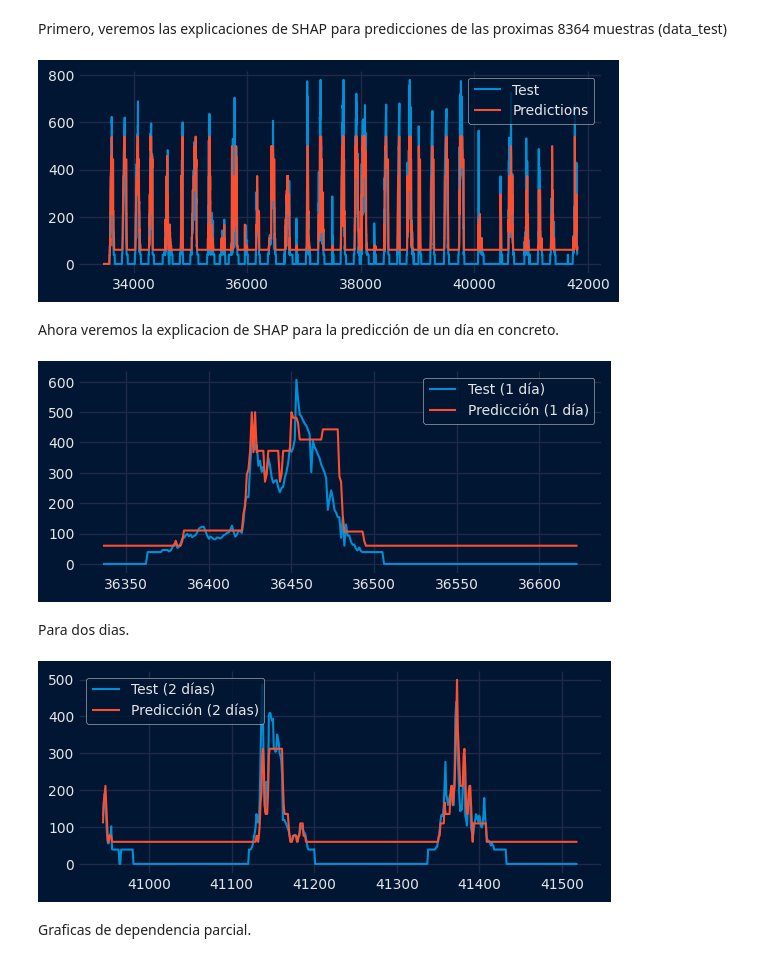
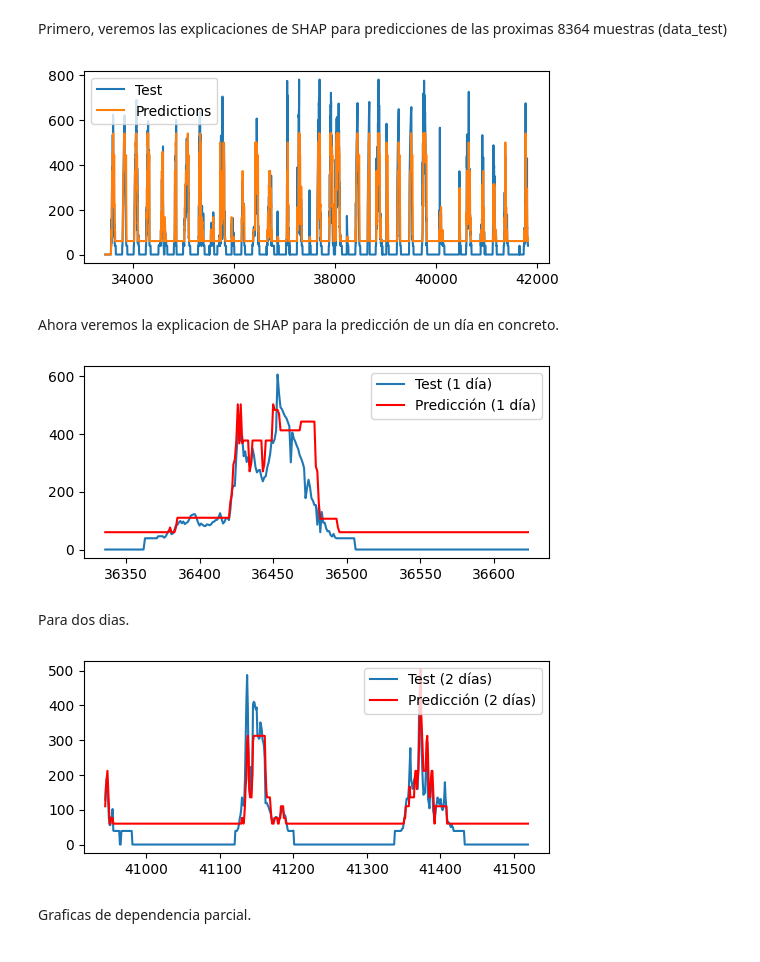
Before and after one commit to GuilleBlancoUC/TFG---IA-DE-PREDICCION-FOTOVOLTAICA, a Jupyter notebook: 3 - Código/SimpleTreeCTC.ipynb, the cells around one changed output. Saved outputs shown, nothing was run; the diff lists cells and outputs as text; code cells hidden in the pictures.

```diff
--- a/3 - Código/SimpleTreeCTC.ipynb
+++ b/3 - Código/SimpleTreeCTC.ipynb
@@ -265,15 +265,14 @@ Primero, veremos las explicaciones de SHAP para predicciones de las proximas 836
 # %%
 pred = forecaster.predict(steps=len(test_scaled), exog=test_scaled[exogenas])
 
-set_dark_theme()
 fig, ax = plt.subplots(figsize=(6, 2.5))
 test_scaled['Power_gen'].plot(ax=ax, label='Test')
 pred.plot(ax=ax, label='Predictions', linestyle='-')
 ax.set_xlabel(None)
 ax.legend()
 plt.show()
 # %% [output]
-[figure, old version]
+[figure, new version]
 # %% [markdown]
 Ahora veremos la explicacion de SHAP para la predicción de un día en concreto.
 # %%
@@ -286,12 +285,12 @@ pred_dia   = pred.iloc[idx_ini:idx_ini + pasos_dia]
 
 fig, ax = plt.subplots(figsize=(6, 2.5))
 y_real_dia.plot(ax=ax, label='Test (1 día)')
-pred_dia.plot(ax=ax, label='Predicción (1 día)', linestyle='-')
+pred_dia.plot(ax=ax, label='Predicción (1 día)', linestyle='-', color='red')
 ax.set_xlabel(None)
 ax.legend()
 plt.show()
 # %% [output]
-[figure, old version]
+[figure, new version]
 # %% [markdown]
 Para dos dias.
 # %%
@@ -304,12 +303,12 @@ pred_dia   = pred.iloc[idx_ini:idx_ini + pasos_dia]
 
 fig, ax = plt.subplots(figsize=(6, 2.5))
 y_real_dia.plot(ax=ax, label='Test (2 días)')
-pred_dia.plot(ax=ax, label='Predicción (2 días)', linestyle='-')
+pred_dia.plot(ax=ax, label='Predicción (2 días)', linestyle='-', color= 'red')
 ax.set_xlabel(None)
 ax.legend()
 plt.show()
 # %% [output]
-[figure, old version]
+[figure, new version]
 # %% [markdown]
 Graficas de dependencia parcial.
 # %%
```
Also changed, not shown: parts of 5 cells of this notebook, 21 other files.
